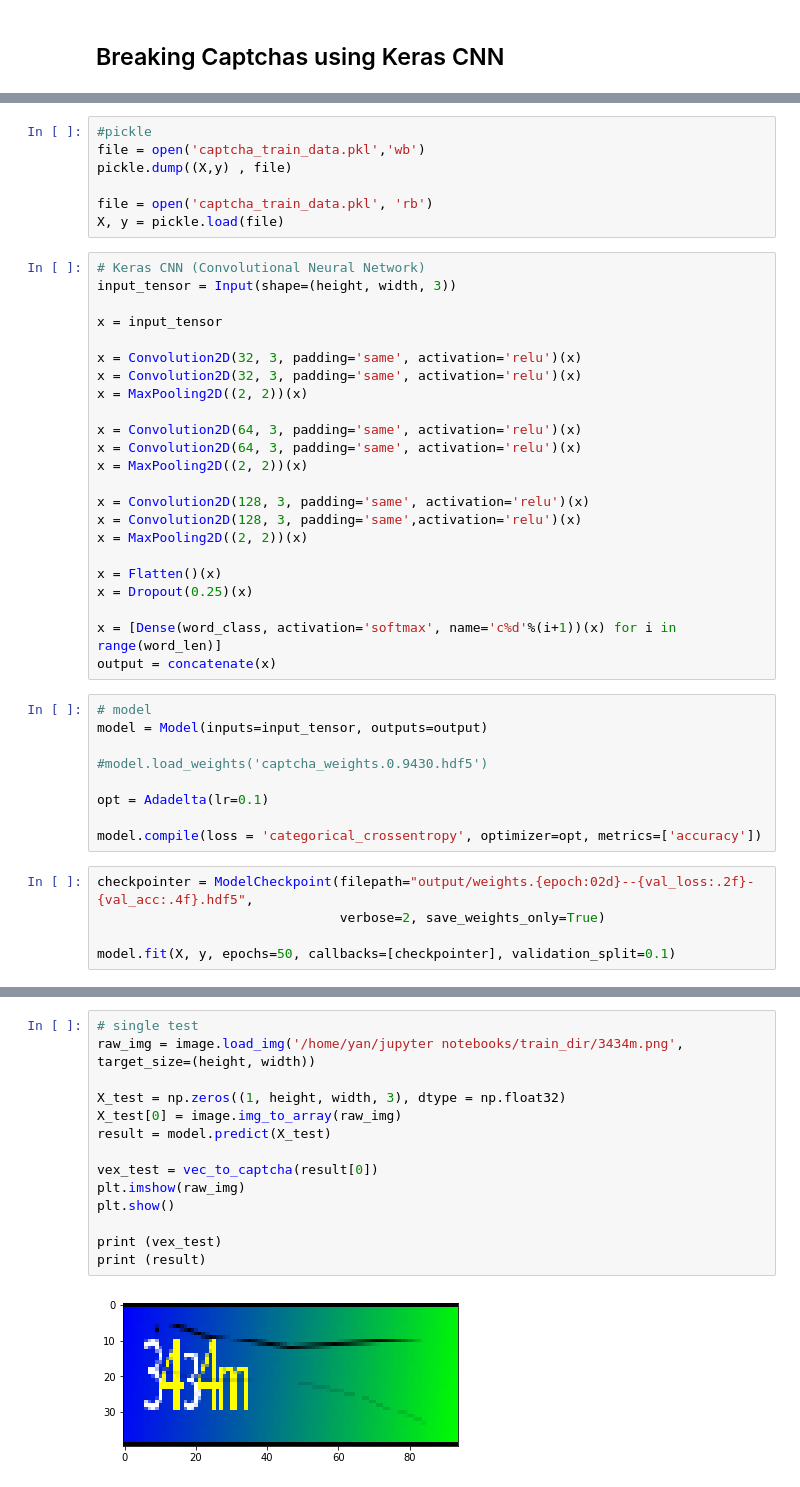
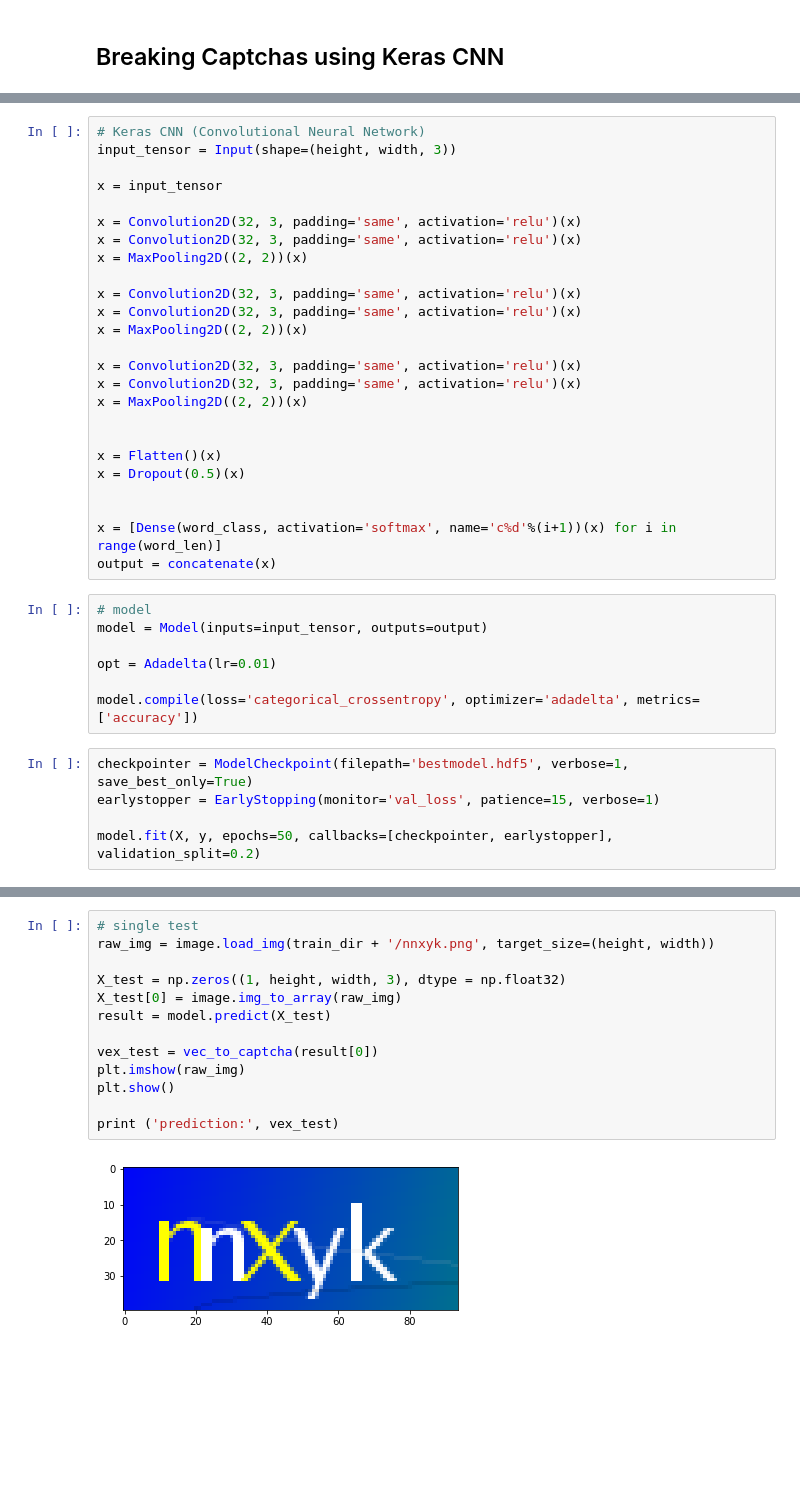
Before and after one commit to YanSym/Data-Science-Projects, a Jupyter notebook: Breaking Captchas - Keras CNN.ipynb, the cells around one changed output, grey strips where cells are left out. Drawn from its saved outputs; the diff is of its cells as text; blank space fills up the shorter version.

Commit message:
breaking captchas

```diff
--- a/Breaking Captchas - Keras CNN.ipynb
+++ b/Breaking Captchas - Keras CNN.ipynb
@@ -147,10 +193,3 @@ for i,img in enumerate(image_list):
-# %%
-#pickle
-file = open('captcha_train_data.pkl','wb')
-pickle.dump((X,y) , file)
-
-file = open('captcha_train_data.pkl', 'rb')
-X, y = pickle.load(file)
 # %%
 # Keras CNN (Convolutional Neural Network)
 input_tensor = Input(shape=(height, width, 3))
@@ -161,16 +200,18 @@ x = Convolution2D(32, 3, padding='same', activation='relu')(x)
 x = Convolution2D(32, 3, padding='same', activation='relu')(x)
 x = MaxPooling2D((2, 2))(x)
 
-x = Convolution2D(64, 3, padding='same', activation='relu')(x)
-x = Convolution2D(64, 3, padding='same', activation='relu')(x)
+x = Convolution2D(32, 3, padding='same', activation='relu')(x)
+x = Convolution2D(32, 3, padding='same', activation='relu')(x)
 x = MaxPooling2D((2, 2))(x)
 
-x = Convolution2D(128, 3, padding='same', activation='relu')(x)
-x = Convolution2D(128, 3, padding='same',activation='relu')(x)
+x = Convolution2D(32, 3, padding='same', activation='relu')(x)
+x = Convolution2D(32, 3, padding='same', activation='relu')(x)
 x = MaxPooling2D((2, 2))(x)
 
+
 x = Flatten()(x)
-x = Dropout(0.25)(x)
+x = Dropout(0.5)(x)
+
 
 x = [Dense(word_class, activation='softmax', name='c%d'%(i+1))(x) for i in range(word_len)]
 output = concatenate(x)
@@ -178,14 +219,12 @@ output = concatenate(x)
 # model
 model = Model(inputs=input_tensor, outputs=output)
 
-#model.load_weights('captcha_weights.0.9430.hdf5')
+opt = Adadelta(lr=0.01)
 
-opt = Adadelta(lr=0.1)
-
-model.compile(loss = 'categorical_crossentropy', optimizer=opt, metrics=['accuracy'])
+model.compile(loss='categorical_crossentropy', optimizer='adadelta', metrics=['accuracy'])
 # %%
-checkpointer = ModelCheckpoint(filepath="output/weights.{epoch:02d}--{val_loss:.2f}-{val_acc:.4f}.hdf5",
-                               verbose=2, save_weights_only=True)
+checkpointer = ModelCheckpoint(filepath='bestmodel.hdf5', verbose=1, save_best_only=True)
+earlystopper = EarlyStopping(monitor='val_loss', patience=15, verbose=1)
 
-model.fit(X, y, epochs=50, callbacks=[checkpointer], validation_split=0.1)
+model.fit(X, y, epochs=50, callbacks=[checkpointer, earlystopper], validation_split=0.2)
 # %% [output]
@@ -249,17 +305,16 @@ true: b4c2b | predicted: 21lvk
 ... (48 outputs left out)
 # %%
 # single test
-raw_img = image.load_img('/home/yan/jupyter notebooks/train_dir/3434m.png', target_size=(height, width))
+raw_img = image.load_img(train_dir + '/nnxyk.png', target_size=(height, width))
 
 X_test = np.zeros((1, height, width, 3), dtype = np.float32)
 X_test[0] = image.img_to_array(raw_img)
 result = model.predict(X_test)
 
 vex_test = vec_to_captcha(result[0])
 plt.imshow(raw_img)
 plt.show()
 
-print (vex_test)
-print (result)
+print ('prediction:', vex_test)
 # %% [output]
-[figure, old version]
+[figure, new version]
```
Also changed, not shown: parts of 25 cells of this notebook.
